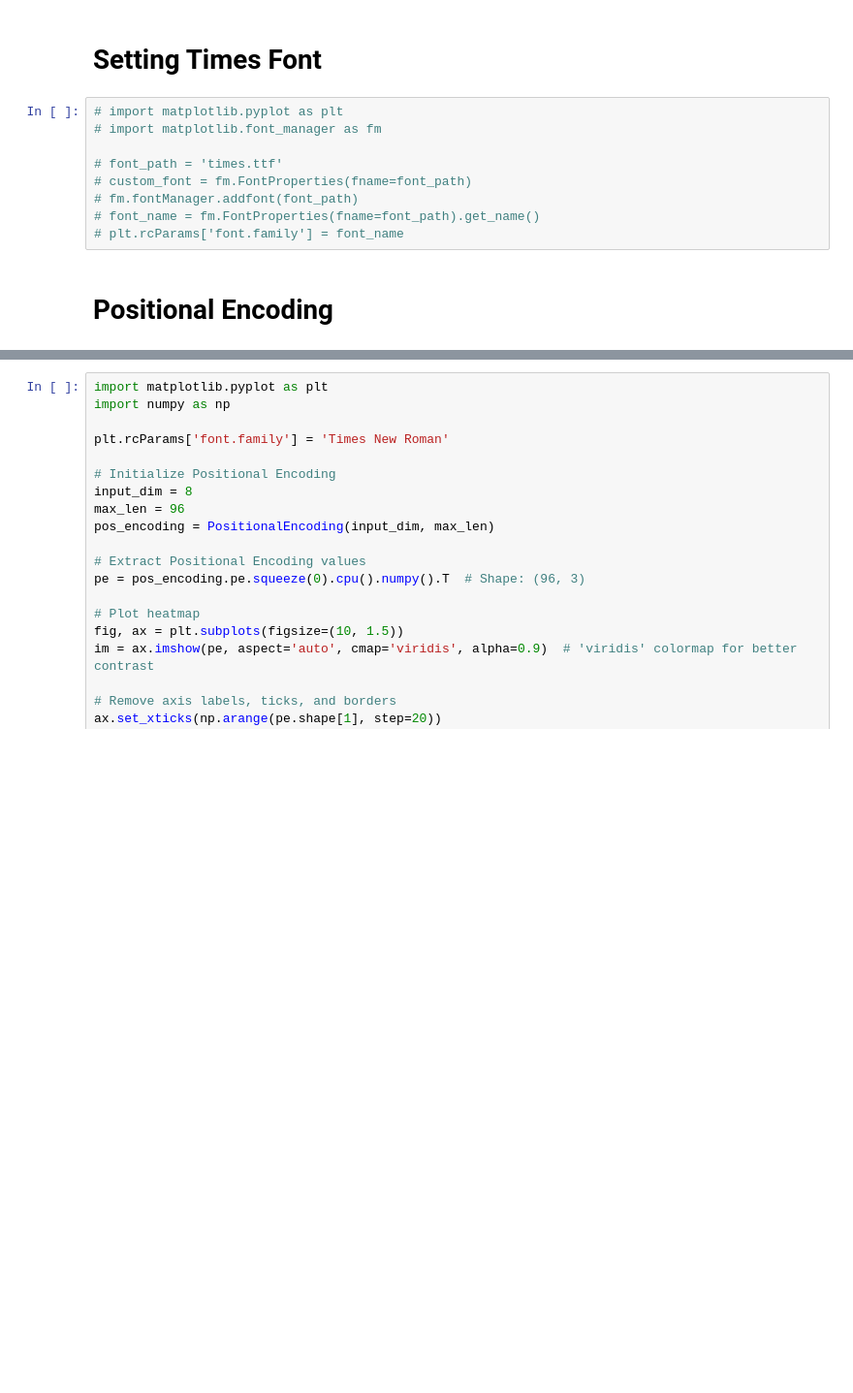
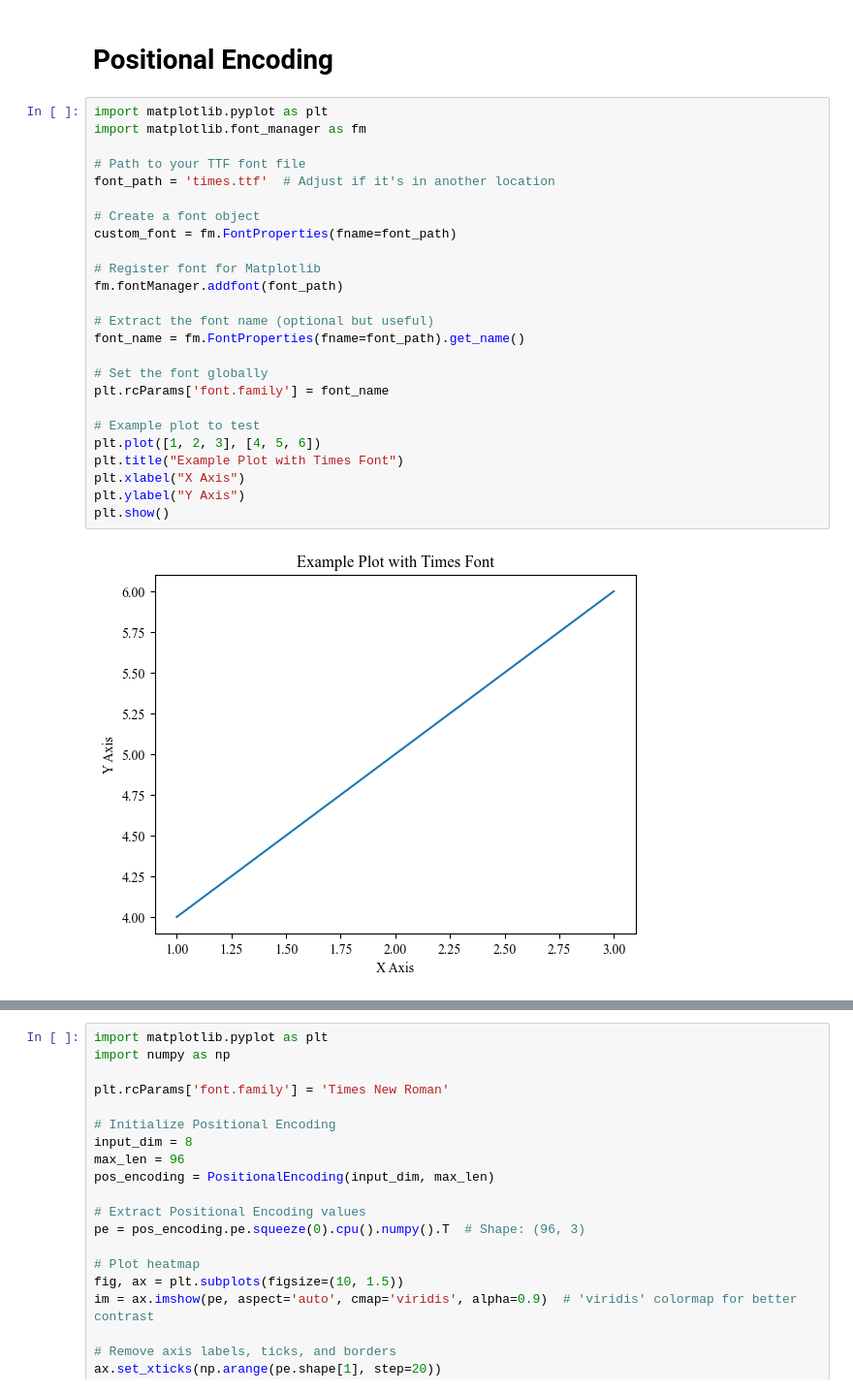
Before and after one commit to arbit3rr/ES-Temporal-RL, a Jupyter notebook: 7. plot_results.ipynb, the cells around one changed output, grey strips where cells are left out. Shown at 97% size. Cells and saved outputs as stored; diff of their text form; blank space fills up the shorter version.

```diff
--- a/7. plot_results.ipynb
+++ b/7. plot_results.ipynb
@@ -1,16 +1,32 @@
 # %% [markdown]
-# Setting Times Font
+# Positional Encoding
-# %%
-# import matplotlib.pyplot as plt
-# import matplotlib.font_manager as fm
-
-# font_path = 'times.ttf'
-# custom_font = fm.FontProperties(fname=font_path)
-# fm.fontManager.addfont(font_path)
-# font_name = fm.FontProperties(fname=font_path).get_name()
-# plt.rcParams['font.family'] = font_name
-# %% [markdown]
-# Positional Encoding
+# %%
+import matplotlib.pyplot as plt
+import matplotlib.font_manager as fm
+
+# Path to your TTF font file
+font_path = 'times.ttf'  # Adjust if it's in another location
+
+# Create a font object
+custom_font = fm.FontProperties(fname=font_path)
+
+# Register font for Matplotlib
+fm.fontManager.addfont(font_path)
+
+# Extract the font name (optional but useful)
+font_name = fm.FontProperties(fname=font_path).get_name()
+
+# Set the font globally
+plt.rcParams['font.family'] = font_name
+
+# Example plot to test
+plt.plot([1, 2, 3], [4, 5, 6])
+plt.title("Example Plot with Times Font")
+plt.xlabel("X Axis")
+plt.ylabel("Y Axis")
+plt.show()
+# %% [output]
+[figure, added]
 # %%
 import matplotlib.pyplot as plt
 import torch
```
Also changed, not shown: parts of 8 cells of this notebook.
